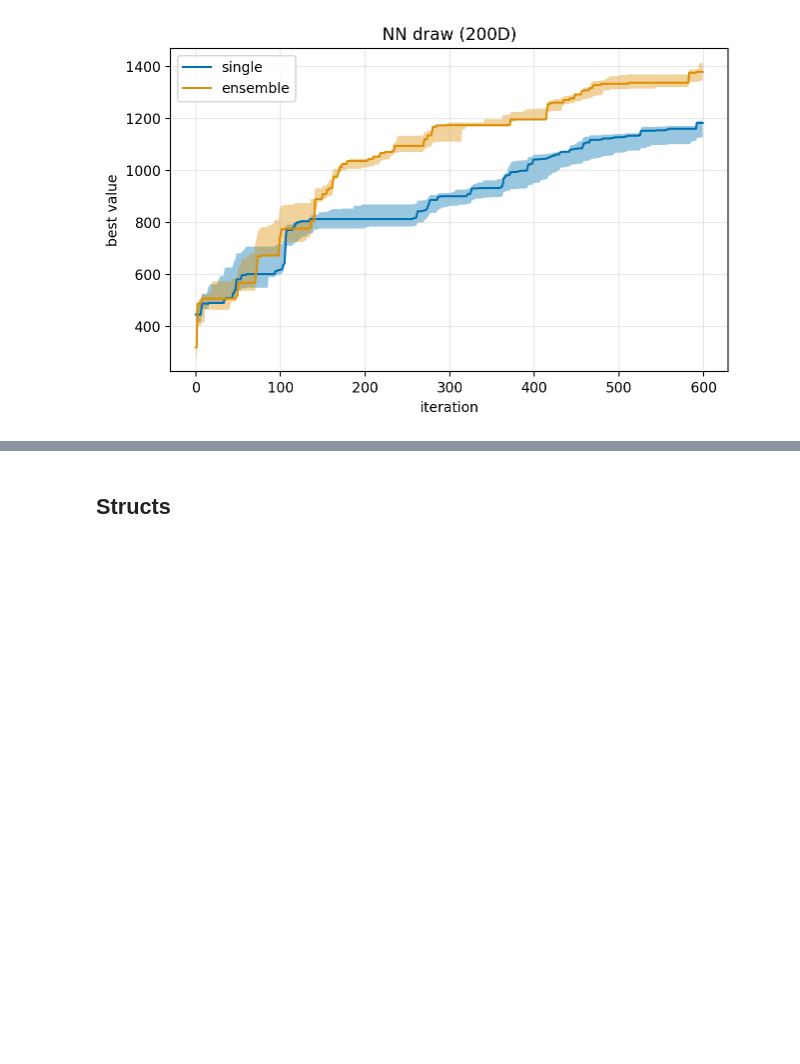
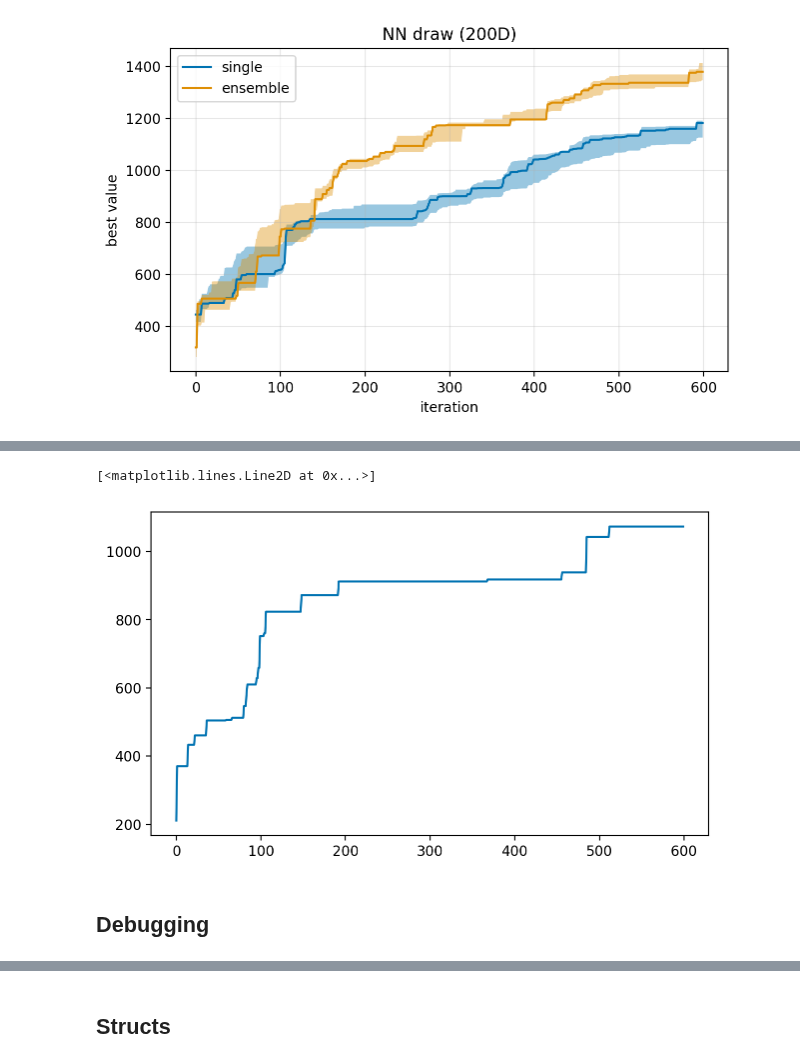
Before and after one commit to gerdm/low-rank-last-layer-inference, a Jupyter notebook: experiments/flores-rbpf-test.ipynb, the cells around one changed output, grey strips where cells are left out. Saved outputs shown, nothing was run; the diff lists cells and outputs as text; code cells hidden in the pictures; blank space fills up the shorter version.

```diff
--- a/experiments/flores-rbpf-test.ipynb
+++ b/experiments/flores-rbpf-test.ipynb
@@ -115,0 +149,5 @@ plt.grid(alpha=0.3)
+# %%
+plt.plot(run["y_best"])
+# %% [output]
+[<matplotlib.lines.Line2D at 0x...>]
+[figure, added]
@@ -115,0 +174,2 @@ plt.grid(alpha=0.3)
+# %% [markdown]
+## Debugging
```
Also changed, not shown: parts of 28 cells of this notebook, 4 other files.
